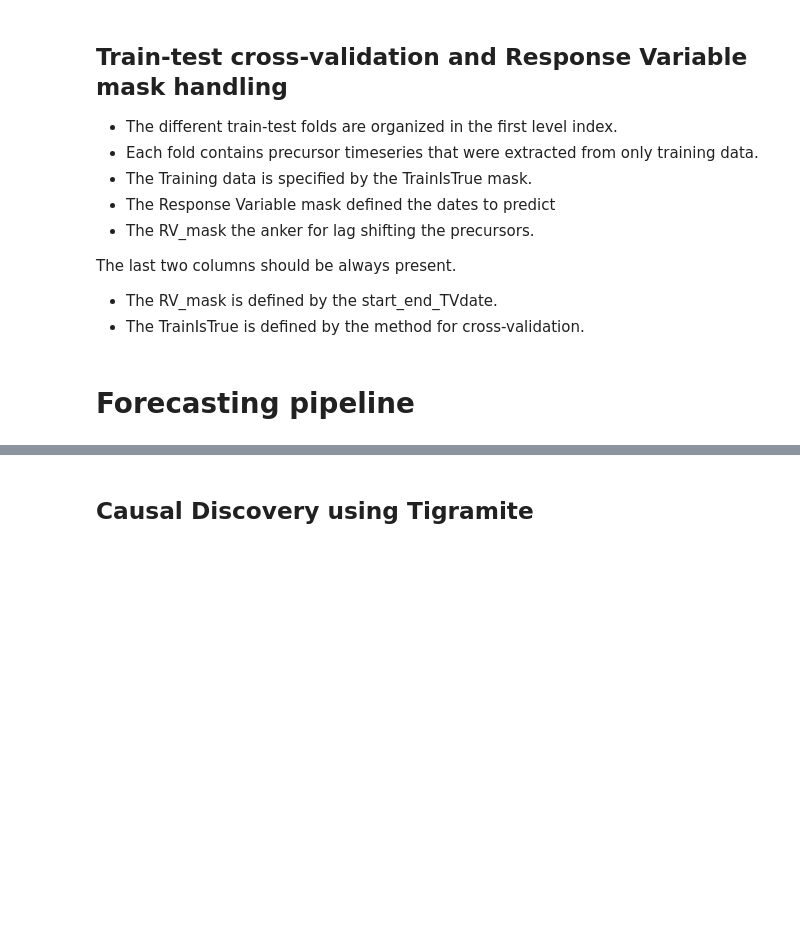
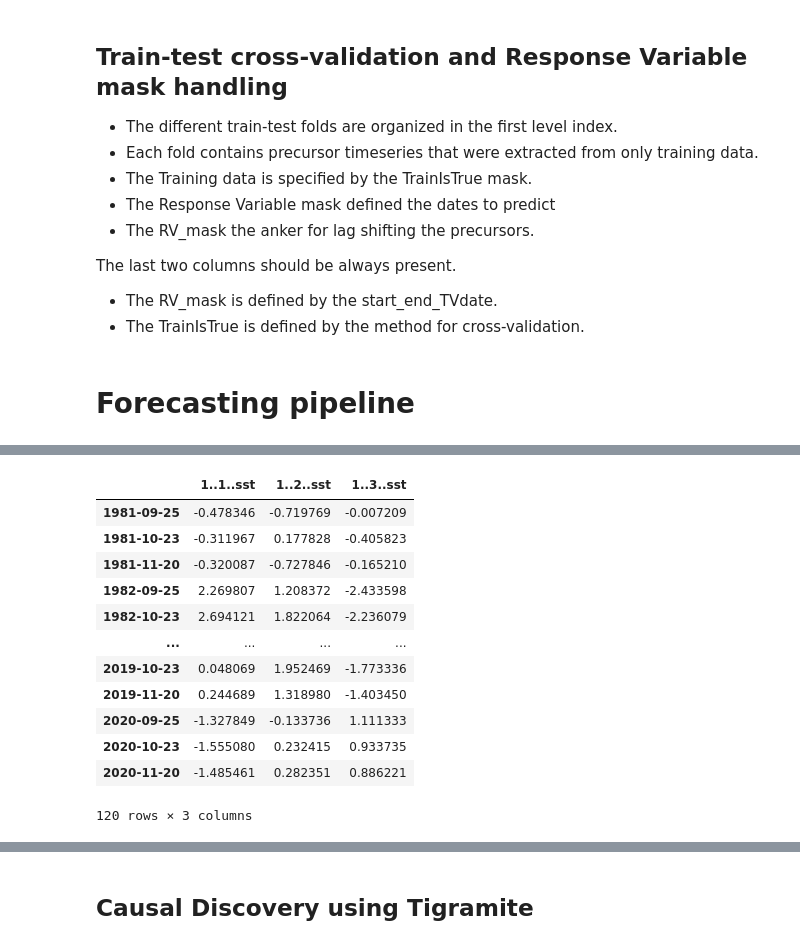
Before and after one commit to AI4S2S/Lorentz_proto, a Jupyter notebook: Lorentz_sem.ipynb, the cells around one changed output, grey strips where cells are left out. Saved outputs shown, nothing was run; the diff lists cells and outputs as text; code cells hidden in the pictures; blank space fills up the shorter version.

```diff
--- a/Lorentz_sem.ipynb
+++ b/Lorentz_sem.ipynb
@@ -138 +215,17 @@ The last two columns should be always present.
+# %%
+model_lags['lag_1']['split_0'].X_pred
+# %% [output]
+|  | 1..1..sst | 1..2..sst | 1..3..sst |
+| 1981-09-25 | -0.478346 | -0.719769 | -0.007209 |
+| 1981-10-23 | -0.311967 | 0.177828 | -0.405823 |
+| 1981-11-20 | -0.320087 | -0.727846 | -0.165210 |
+| 1982-09-25 | 2.269807 | 1.208372 | -2.433598 |
+| 1982-10-23 | 2.694121 | 1.822064 | -2.236079 |
+| ... | ... | ... | ... |
+| 2019-10-23 | 0.048069 | 1.952469 | -1.773336 |
+| 2019-11-20 | 0.244689 | 1.318980 | -1.403450 |
+| 2020-09-25 | -1.327849 | -0.133736 | 1.111333 |
+| 2020-10-23 | -1.555080 | 0.232415 | 0.933735 |
+| 2020-11-20 | -1.485461 | 0.282351 | 0.886221 |
+120 rows × 3 columns
 # %%
```
Also changed, not shown: parts of 13 cells of this notebook.
